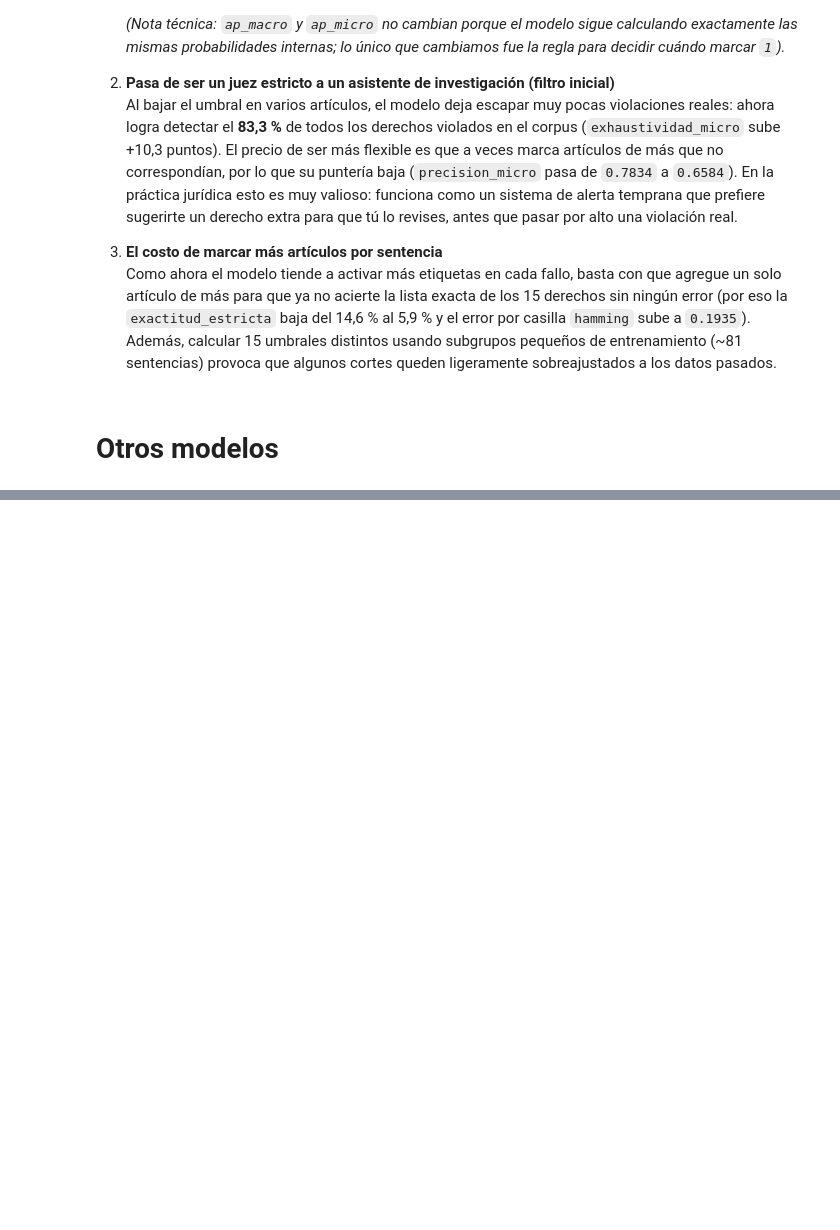
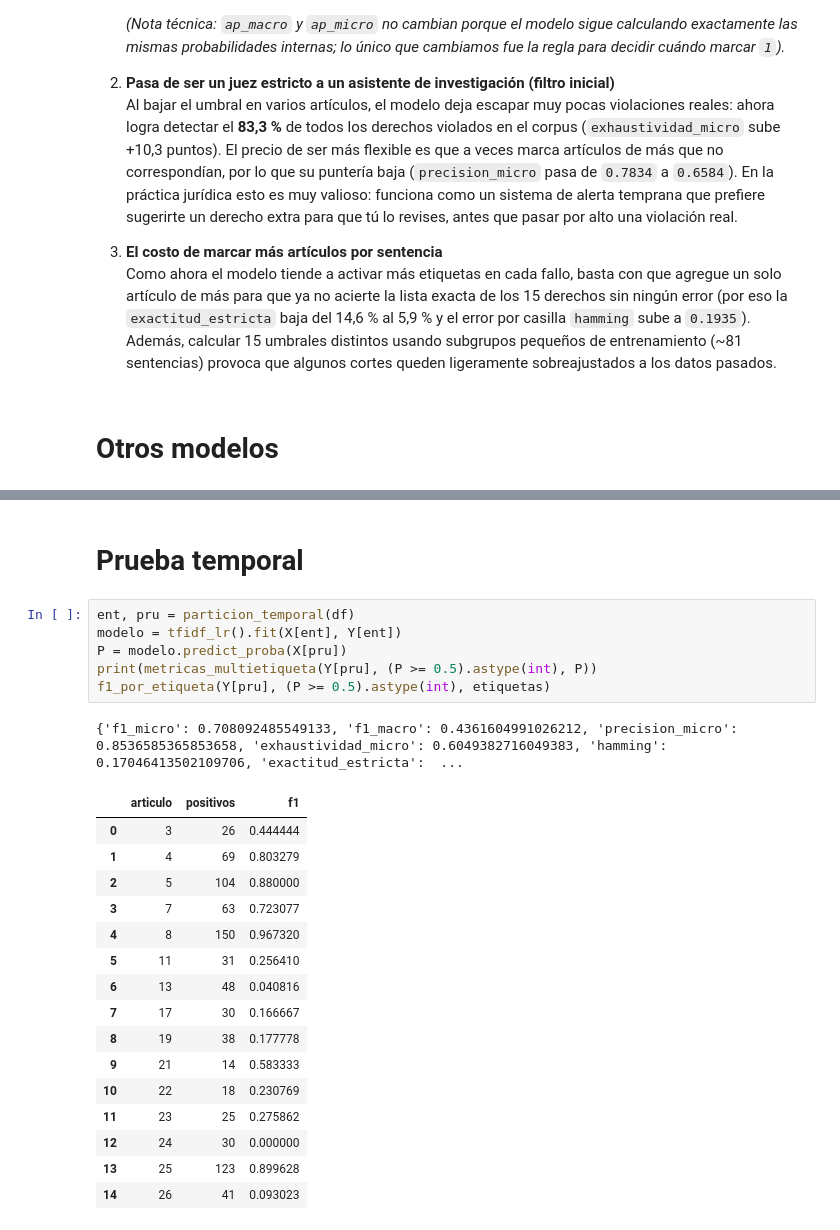
Before and after one commit to GiraldoB/RAG-CIDH, a Jupyter notebook: t1_articulos.ipynb, the cells around one changed output, grey strips where cells are left out. Drawn from its saved outputs; the diff is of its cells as text; blank space fills up the shorter version.

```diff
--- a/t1_articulos.ipynb
+++ b/t1_articulos.ipynb
@@ -484,0 +527,26 @@ resumir(filas)
+# %% [markdown]
+# Prueba temporal
+# %%
+ent, pru = particion_temporal(df)
+modelo = tfidf_lr().fit(X[ent], Y[ent])
+P = modelo.predict_proba(X[pru])
+print(metricas_multietiqueta(Y[pru], (P >= 0.5).astype(int), P))
+f1_por_etiqueta(Y[pru], (P >= 0.5).astype(int), etiquetas)
+# %% [output]
+{'f1_micro': 0.708092485549133, 'f1_macro': 0.4361604991026212, 'precision_micro': 0.8536585365853658, 'exhaustividad_micro': 0.6049382716049383, 'hamming': 0.17046413502109706, 'exactitud_estricta':  ...
+|  | articulo | positivos | f1 |
+| 0 | 3 | 26 | 0.444444 |
+| 1 | 4 | 69 | 0.803279 |
+| 2 | 5 | 104 | 0.880000 |
+| 3 | 7 | 63 | 0.723077 |
+| 4 | 8 | 150 | 0.967320 |
+| 5 | 11 | 31 | 0.256410 |
+| 6 | 13 | 48 | 0.040816 |
+| 7 | 17 | 30 | 0.166667 |
+| 8 | 19 | 38 | 0.177778 |
+| 9 | 21 | 14 | 0.583333 |
+| 10 | 22 | 18 | 0.230769 |
+| 11 | 23 | 25 | 0.275862 |
+| 12 | 24 | 30 | 0.000000 |
+| 13 | 25 | 123 | 0.899628 |
+| 14 | 26 | 41 | 0.093023 |
```
Also changed, not shown: parts of 10 cells of this notebook.
